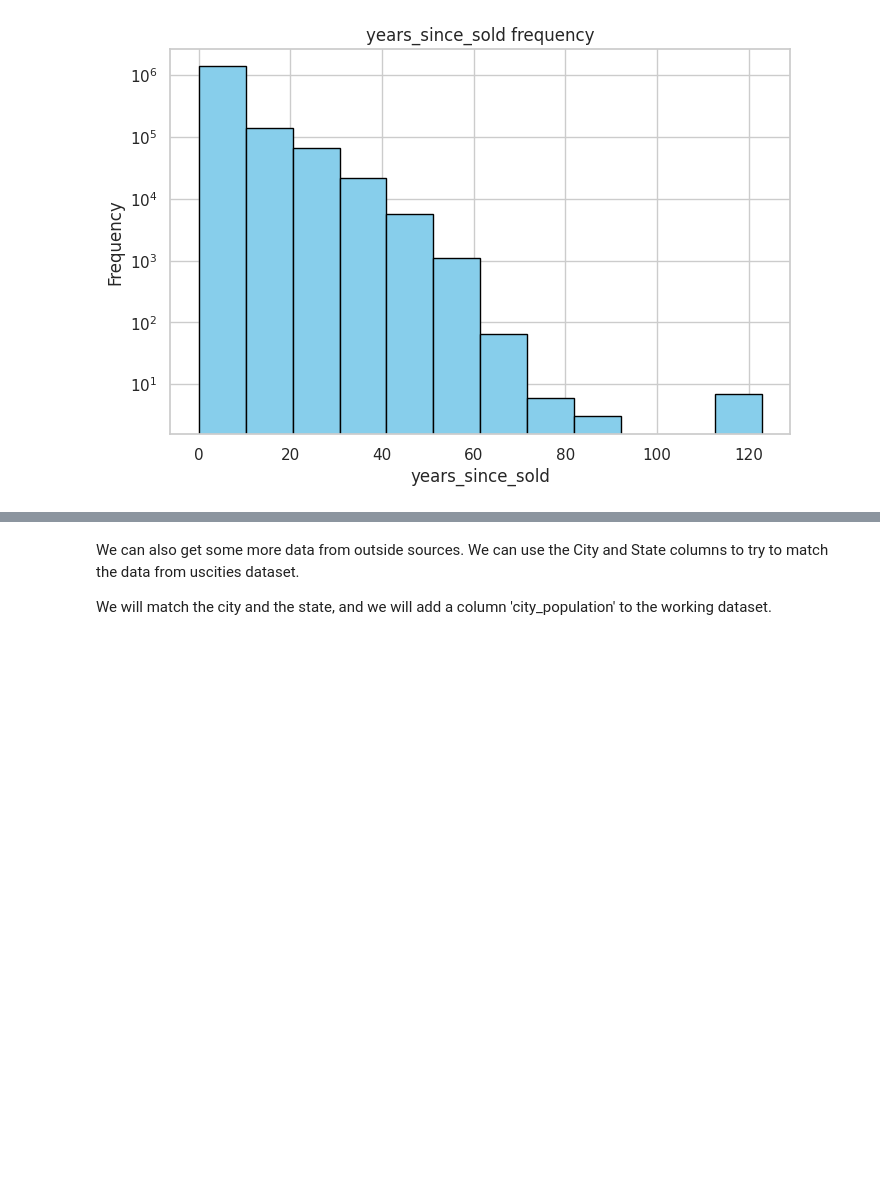
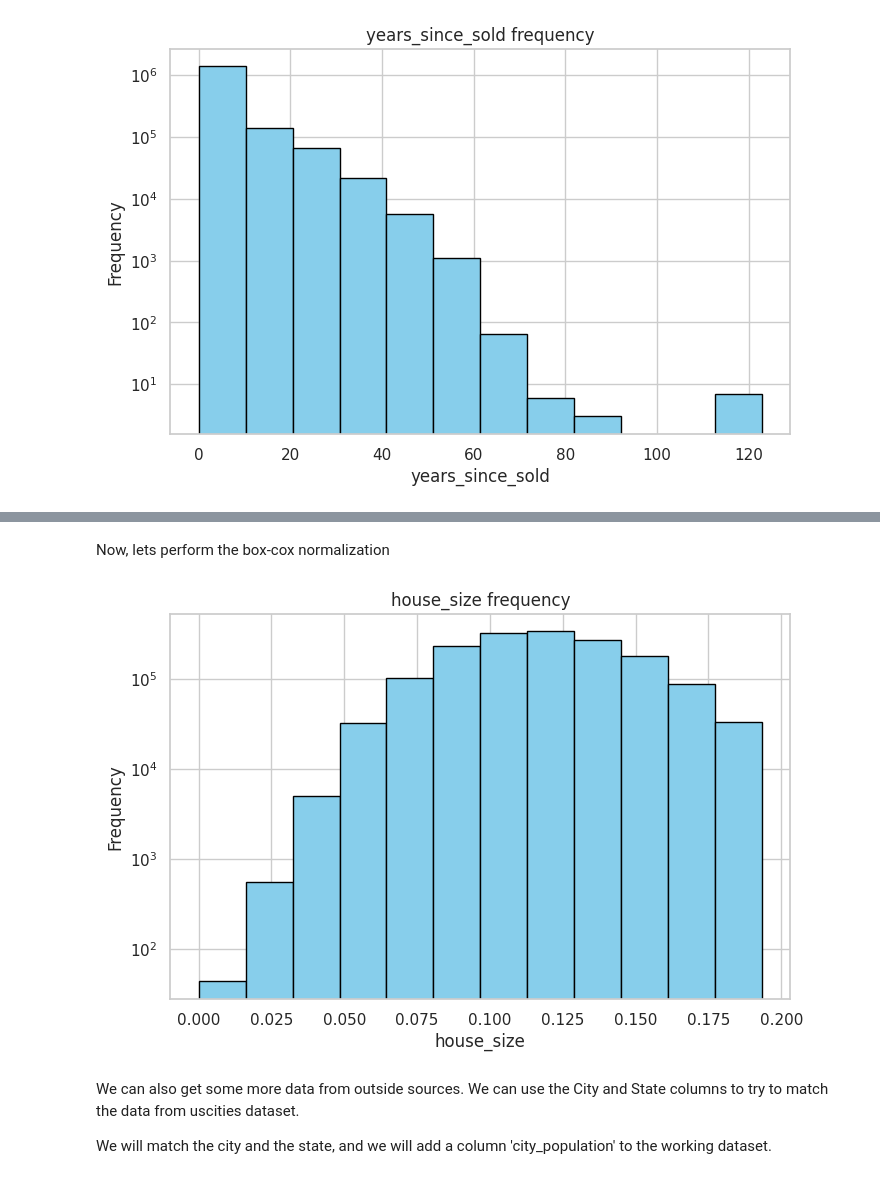
Before and after one commit to Deptage/data_mining_project, a Jupyter notebook: src/Data_Mining_Project.ipynb, the cells around one changed output, grey strips where cells are left out. Drawn from its saved outputs; the diff is of its cells as text; code cells hidden in the pictures; blank space fills up the shorter version.

```diff
--- a/src/Data_Mining_Project.ipynb
+++ b/src/Data_Mining_Project.ipynb
@@ -427,3 +430,15 @@ draw_histogram(ured_normalized['house_size'], title='house_size frequency', xlab
+# %% [markdown]
+Now, lets perform the box-cox normalization
+# %%
+from scipy import stats
+
+ured_normalized = ured_scaled.copy()
+
+ured_normalized['house_size'], lambda_house_size = stats.boxcox(ured_scaled['house_size'] + 1)
+
+draw_histogram(ured_normalized['house_size'], title='house_size frequency', xlabel='house_size', ylabel='Frequency')
+# %% [output]
+[figure, added]
 # %% [markdown]
 We can also get some more data from outside sources. We can use the City and State columns to try to match the data from uscities dataset.
 
```
Also changed, not shown: parts of 9 cells of this notebook.
